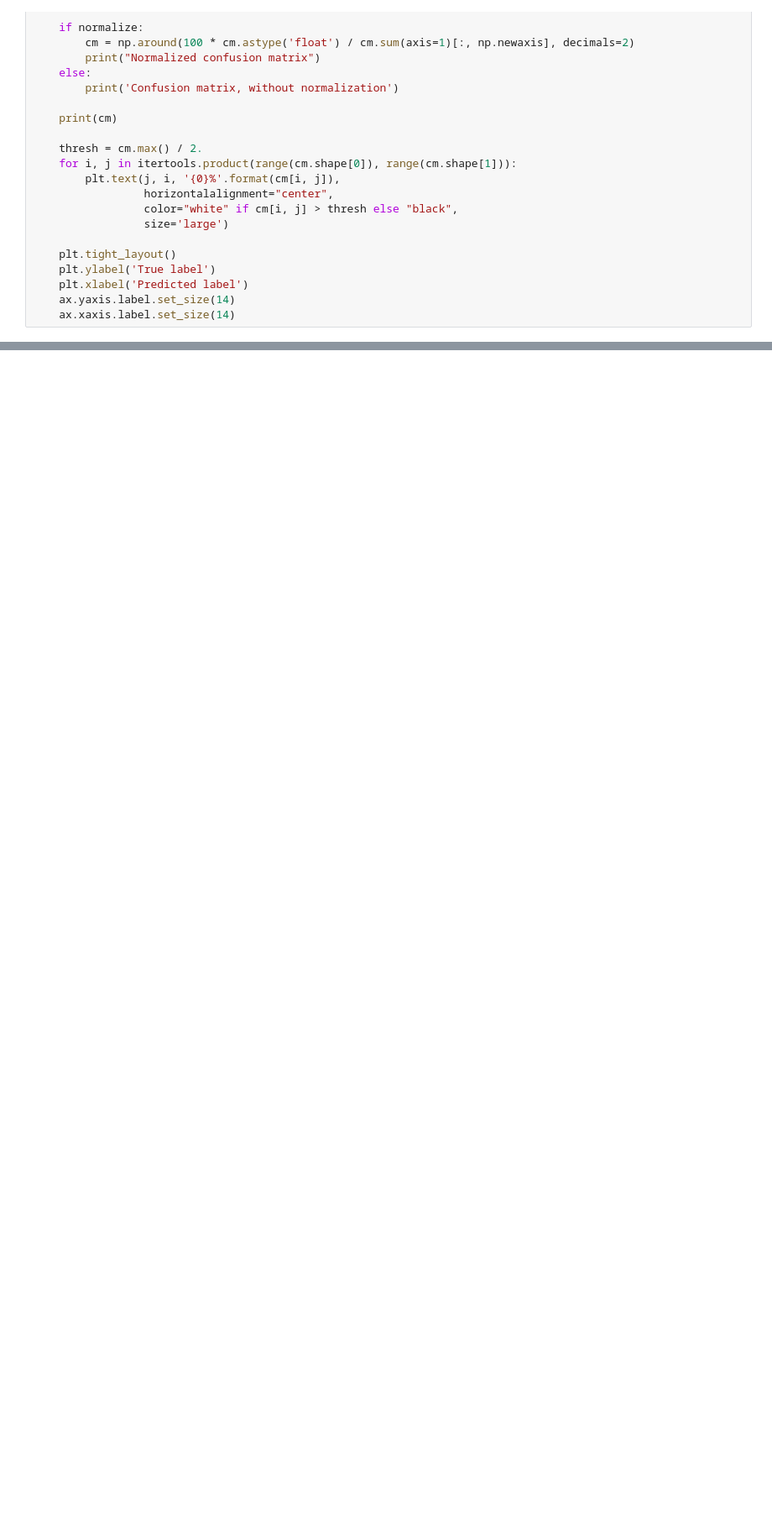
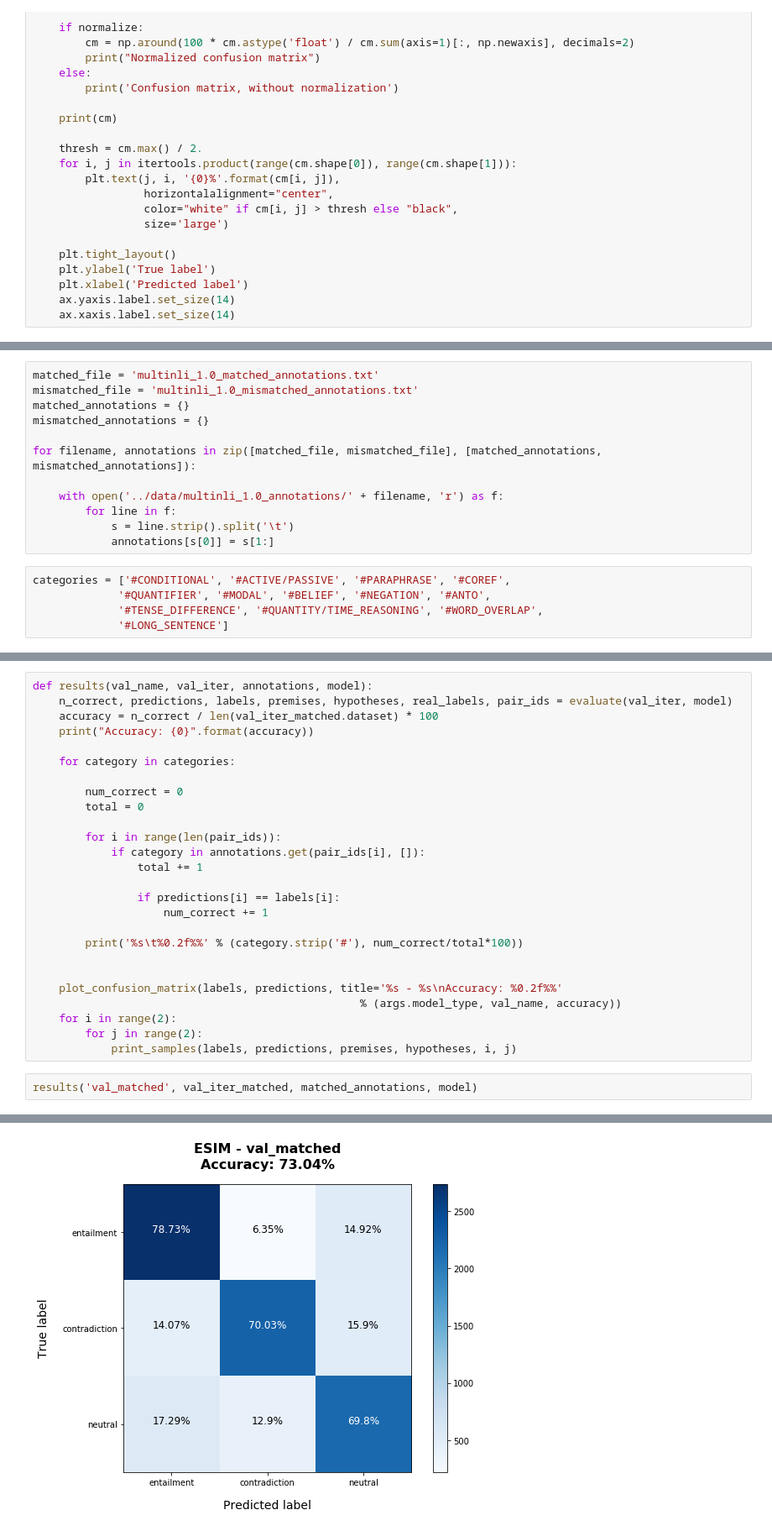
Before and after one commit to ack8006/nlp-multinli, a Jupyter notebook: jupyter/Evaluate models.ipynb, the cells around one changed output, grey strips where cells are left out. Shown: that part at 84% size. Cells and saved outputs as stored; diff of their text form; blank space fills up the shorter version.

Commit message:
Adding annotation evaluation

```diff
--- a/jupyter/Evaluate models.ipynb
+++ b/jupyter/Evaluate models.ipynb
@@ -290,0 +226,17 @@ Hypothesis: we do n't need your donation actually .
+# %%
+matched_file = 'multinli_1.0_matched_annotations.txt'
+mismatched_file = 'multinli_1.0_mismatched_annotations.txt'
+matched_annotations = {}
+mismatched_annotations = {}
+
+for filename, annotations in zip([matched_file, mismatched_file], [matched_annotations, mismatched_annotations]):
+
+    with open('../data/multinli_1.0_annotations/' + filename, 'r') as f:
+        for line in f:
+            s = line.strip().split('\t')
+            annotations[s[0]] = s[1:]
+# %%
+categories = ['#CONDITIONAL', '#ACTIVE/PASSIVE', '#PARAPHRASE', '#COREF',
+             '#QUANTIFIER', '#MODAL', '#BELIEF', '#NEGATION', '#ANTO',
+             '#TENSE_DIFFERENCE', '#QUANTITY/TIME_REASONING', '#WORD_OVERLAP',
+             '#LONG_SENTENCE']
@@ -290,0 +245,29 @@ Hypothesis: we do n't need your donation actually .
+# %%
+def results(val_name, val_iter, annotations, model):
+    n_correct, predictions, labels, premises, hypotheses, real_labels, pair_ids = evaluate(val_iter, model)
+    accuracy = n_correct / len(val_iter_matched.dataset) * 100
+    print("Accuracy: {0}".format(accuracy))
+
+    for category in categories:
+
+        num_correct = 0
+        total = 0
+
+        for i in range(len(pair_ids)):
+            if category in annotations.get(pair_ids[i], []):
+                total += 1
+
+                if predictions[i] == labels[i]:
+                    num_correct += 1
+
+        print('%s\t%0.2f%%' % (category.strip('#'), num_correct/total*100))
+
+
+    plot_confusion_matrix(labels, predictions, title='%s - %s\nAccuracy: %0.2f%%'
+                                                  % (args.model_type, val_name, accuracy))
+    for i in range(2):
+        for j in range(2):
+            print_samples(labels, predictions, premises, hypotheses, i, j)
+# %%
+results('val_matched', val_iter_matched, matched_annotations, model)
+# %% [output]
@@ -290,0 +291 @@ Hypothesis: we do n't need your donation actually .
+[figure, added]
```
Also changed, not shown: parts of 22 cells of this notebook.
